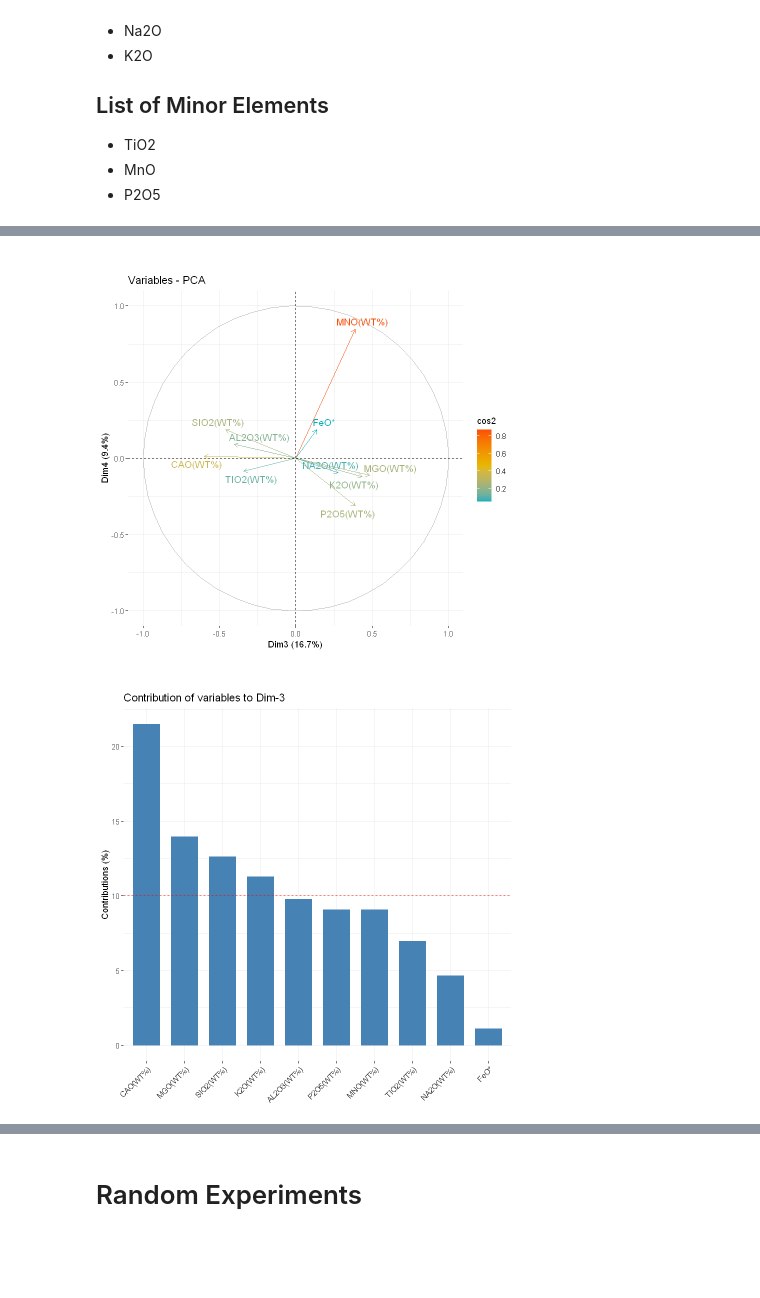
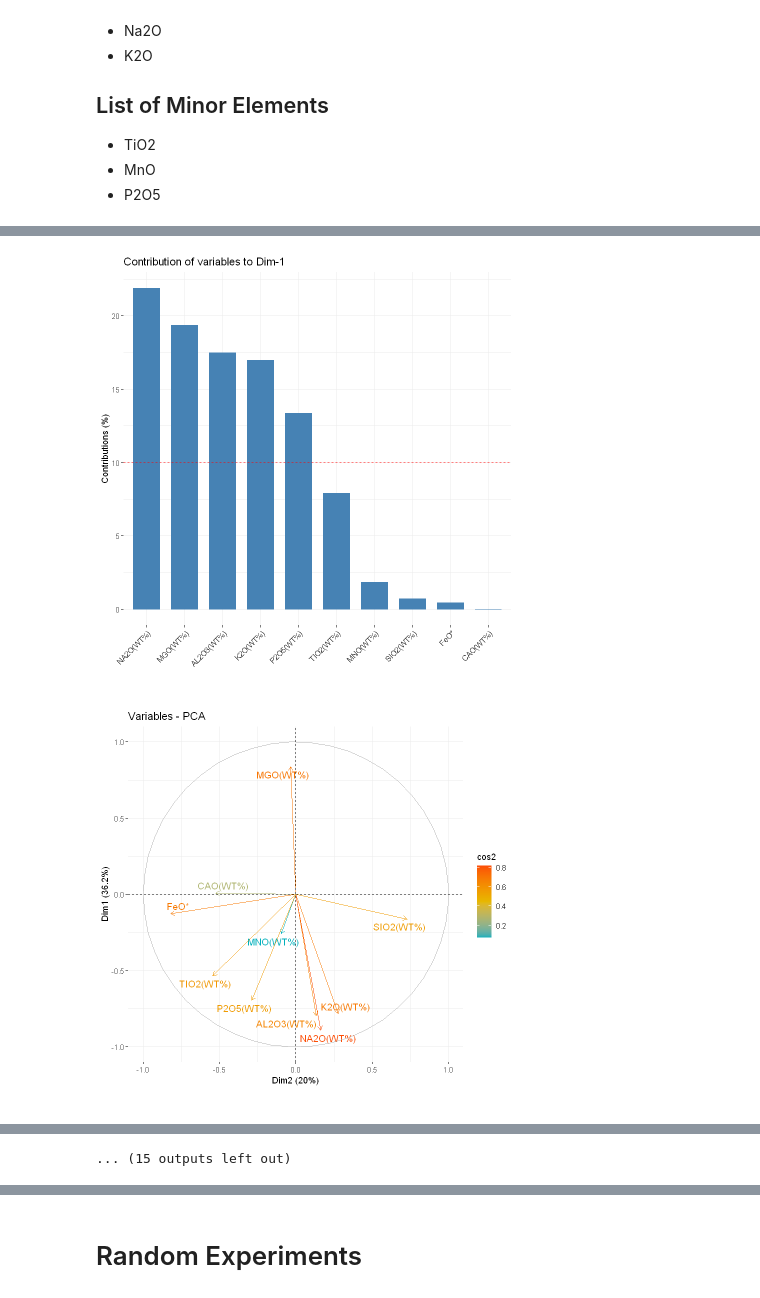
Before and after one commit to miromanestar/LomaGeology, a Jupyter notebook: src/pca.ipynb, the cells around one changed output, grey strips where cells are left out. Cells and saved outputs as stored; diff of their text form; code cells hidden in the pictures; blank space fills up the shorter version.

Commit message:
Created additional PCA graphs

```diff
--- a/src/pca.ipynb
+++ b/src/pca.ipynb
@@ -61,14 +55,19 @@ var <- get_pca_var(pca)
 fviz_eig(pca, addlabels = TRUE)
 corrplot(var$cos2, is.corr=FALSE)
 
-for (i in 1:3) {
-  print(fviz_pca_var(
-    pca,
-    col.var = 'cos2',
-    gradient.cols = c('#00AFBB', '#E7B800', '#FC4E07'),
-    repel = TRUE,
-    axes = c(i, i + 1)
-  ))
+for (i in 1:5) {
+  for (k in 1:5) {
+    if (k == i) {
+      next
+    }
+    print(fviz_pca_var(
+      pca,
+      col.var = 'cos2',
+      gradient.cols = c('#00AFBB', '#E7B800', '#FC4E07'),
+      repel = TRUE,
+      axes = c(i, k)
+    ))
+  }
 
   print(fviz_contrib(pca, choice = "var", axes = i, top = 10))
 }
@@ -79,15 +78,6 @@ for (i in 1:3) {
 #   col.var = '#2E9FDF',
 #   col.ind = '#696969',
 # )
-
-km <- kmeans(var$coord, centers = 3, nstart = 25)
-grp <- as.factor(km$cluster)
-fviz_pca_var(
-  pca,
-  col.var = grp,
-  palette = c("#0073C2FF", "#EFC000FF", "#868686FF"),
-  legend.title = 'Cluster'
-)
 # %% [output]
 [figure]
 [figure]
@@ -98,2 +88,2 @@ fviz_pca_var(
-[figure, old version]
+[figure, new version]
-[figure, old version]
+[figure, new version]
@@ -100,0 +94 @@ fviz_pca_var(
+... (15 outputs left out)
```
Also changed, not shown: parts of 4 cells of this notebook, 4 other files.
